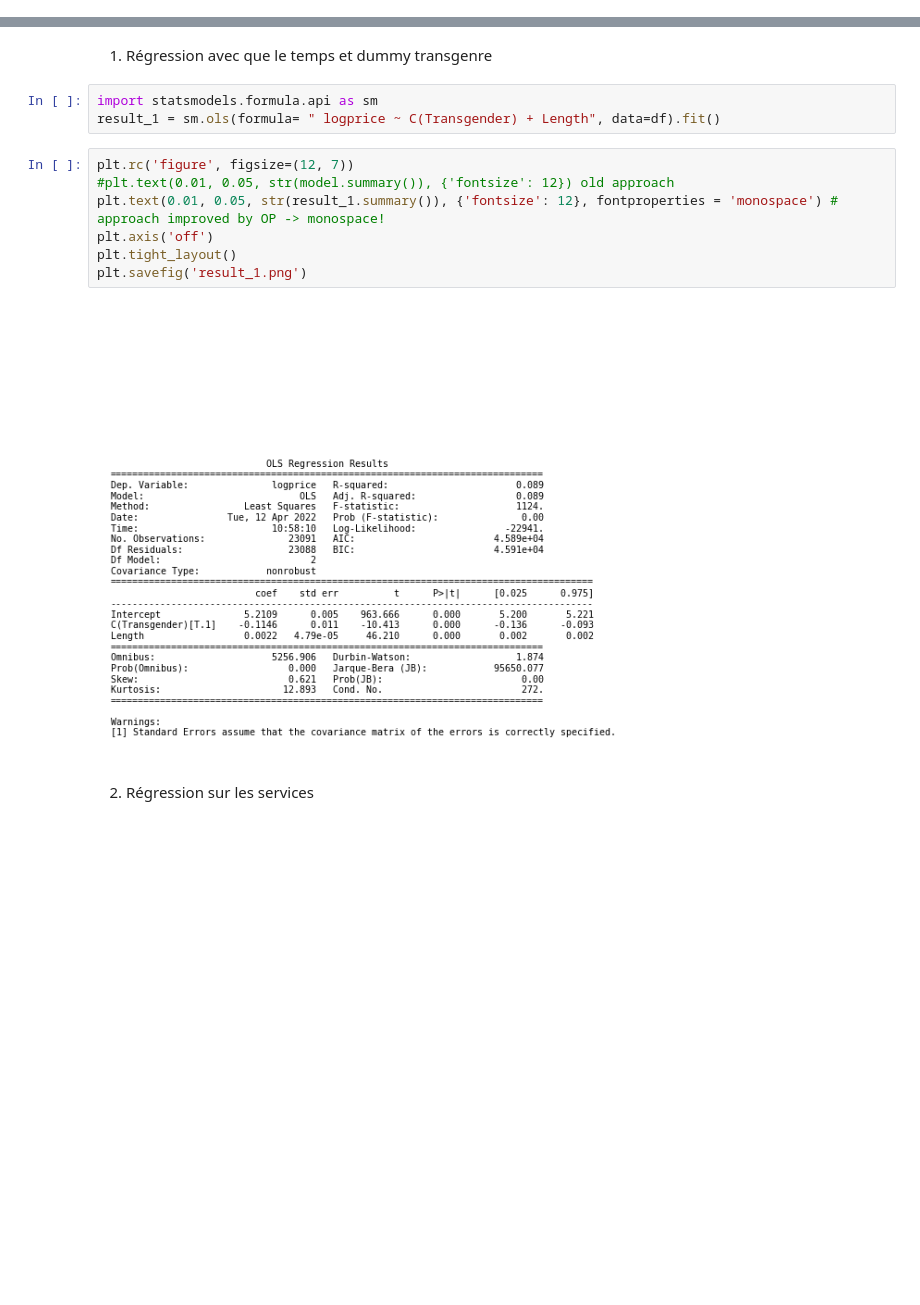
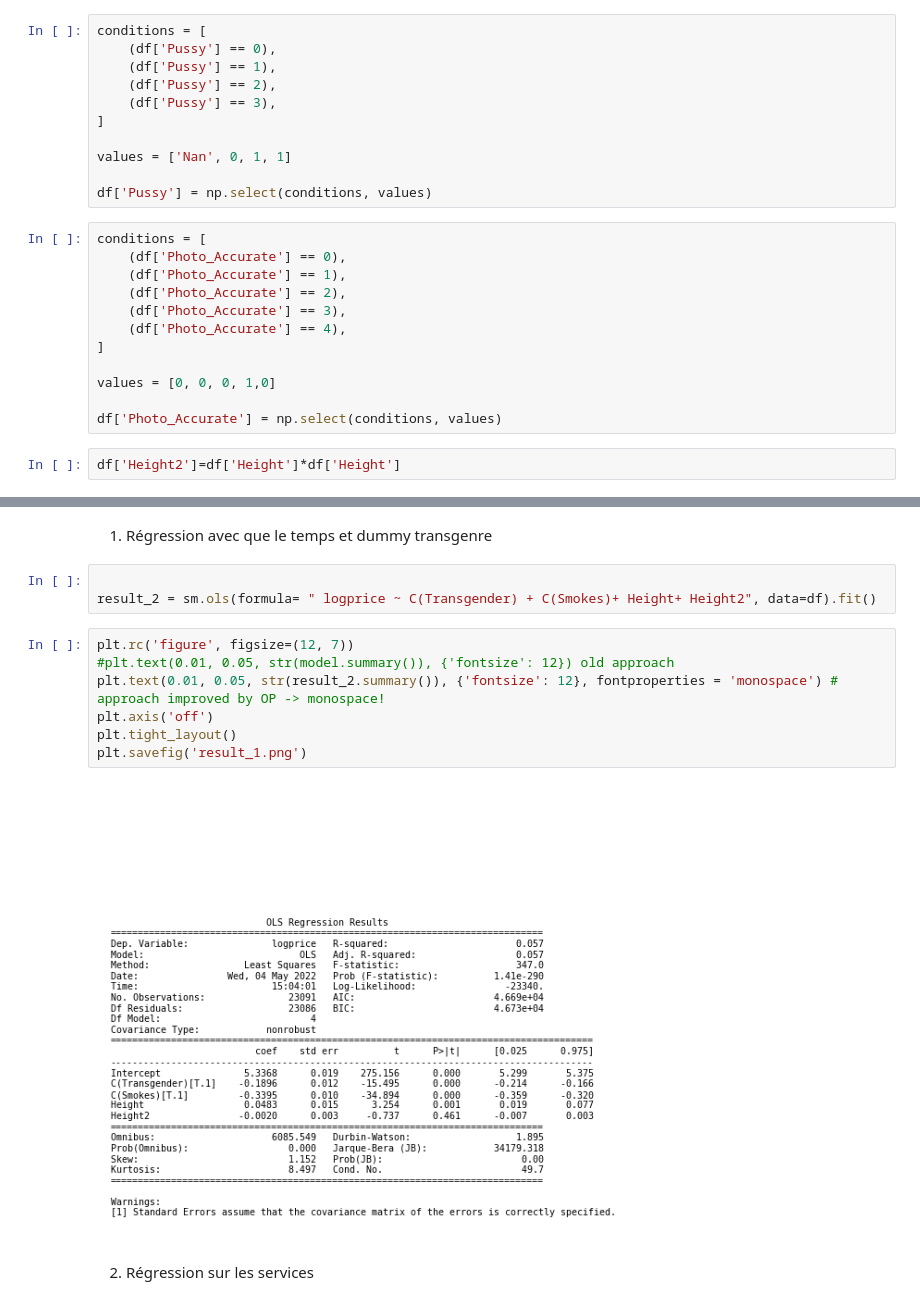
Before and after one commit to Emeline-Maire/Projet-DSSS, a Jupyter notebook: Régressions.ipynb, the cells around one changed output, grey strips where cells are left out. Drawn from its saved outputs; the diff is of its cells as text; blank space fills up the shorter version.

```diff
--- a/Régressions.ipynb
+++ b/Régressions.ipynb
@@ -76,19 +216,44 @@ L'âge au carré n'apporte pas grand chose, en effet, comme la variable âge cor
+# %%
+conditions = [
+    (df['Pussy'] == 0),
+    (df['Pussy'] == 1),
+    (df['Pussy'] == 2),
+    (df['Pussy'] == 3),
+]
+
+values = ['Nan', 0, 1, 1]
+
+df['Pussy'] = np.select(conditions, values)
+# %%
+conditions = [
+    (df['Photo_Accurate'] == 0),
+    (df['Photo_Accurate'] == 1),
+    (df['Photo_Accurate'] == 2),
+    (df['Photo_Accurate'] == 3),
+    (df['Photo_Accurate'] == 4),
+]
+
+values = [0, 0, 0, 1,0]
+
+df['Photo_Accurate'] = np.select(conditions, values)
+# %%
+df['Height2']=df['Height']*df['Height']
 # %% [markdown]
 ### Régressions
 # %% [markdown]
 1. Régression avec que le temps et dummy transgenre
 # %%
-import statsmodels.formula.api as sm
-result_1 = sm.ols(formula= " logprice ~ C(Transgender) + Length", data=df).fit()
+
+result_2 = sm.ols(formula= " logprice ~ C(Transgender) + C(Smokes)+ Height+ Height2", data=df).fit()
 # %%
 plt.rc('figure', figsize=(12, 7))
 #plt.text(0.01, 0.05, str(model.summary()), {'fontsize': 12}) old approach
-plt.text(0.01, 0.05, str(result_1.summary()), {'fontsize': 12}, fontproperties = 'monospace') # approach improved by OP -> monospace!
+plt.text(0.01, 0.05, str(result_2.summary()), {'fontsize': 12}, fontproperties = 'monospace') # approach improved by OP -> monospace!
 plt.axis('off')
 plt.tight_layout()
 plt.savefig('result_1.png')
 # %% [output]
-[figure, old version]
+[figure, new version]
 # %% [markdown]
 2. Régression sur les services
 # %%
```
Also changed, not shown: parts of 46 cells of this notebook.
